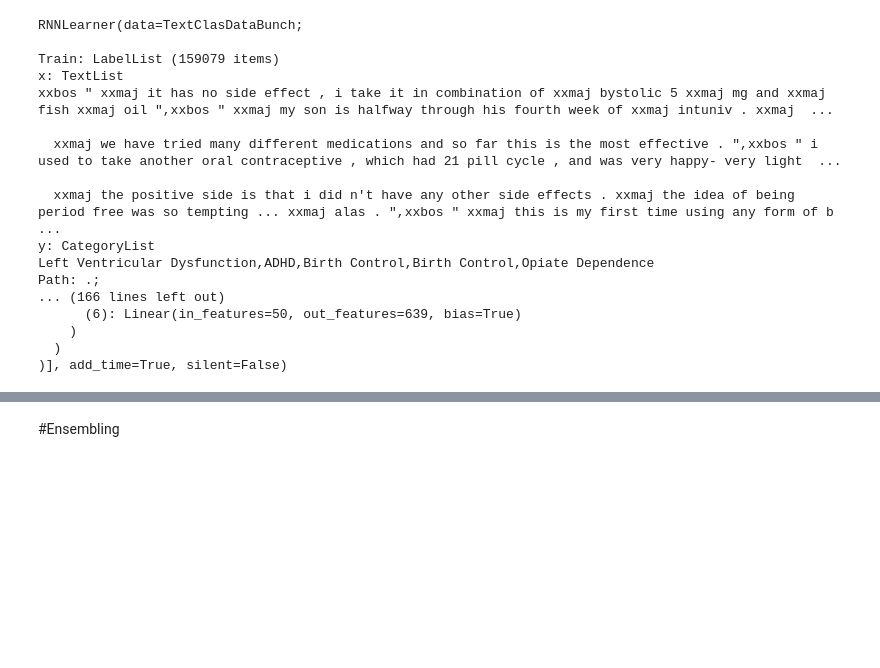
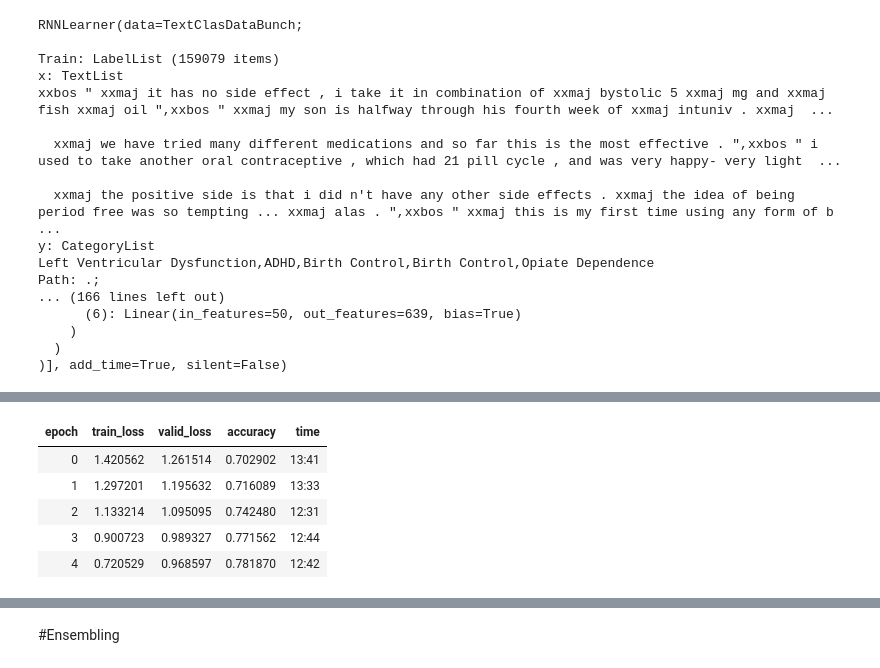
Before and after one commit to dhirajsuvarna/nlp_text_classification, a Jupyter notebook: hackathon/ULMFit_Drug_Review_Classification_Try_2.ipynb, the cells around one changed output, grey strips where cells are left out. Cells and saved outputs as stored; diff of their text form; code cells hidden in the pictures; blank space fills up the shorter version.

```diff
--- a/hackathon/ULMFit_Drug_Review_Classification_Try_2.ipynb
+++ b/hackathon/ULMFit_Drug_Review_Classification_Try_2.ipynb
@@ -481,2 +462,9 @@ RuntimeError: ignored
 # %%
-learn_clas_bwd.fit_one_cycle(10, 1e-3, moms=(0.8,0.7))
+learn_clas_bwd.fit_one_cycle(5, 1e-3, moms=(0.8,0.7))
+# %% [output]
+| epoch | train_loss | valid_loss | accuracy | time |
+| 0 | 1.420562 | 1.261514 | 0.702902 | 13:41 |
+| 1 | 1.297201 | 1.195632 | 0.716089 | 13:33 |
+| 2 | 1.133214 | 1.095095 | 0.742480 | 12:31 |
+| 3 | 0.900723 | 0.989327 | 0.771562 | 12:44 |
+| 4 | 0.720529 | 0.968597 | 0.781870 | 12:42 |
```
Also changed, not shown: parts of 34 cells of this notebook.
